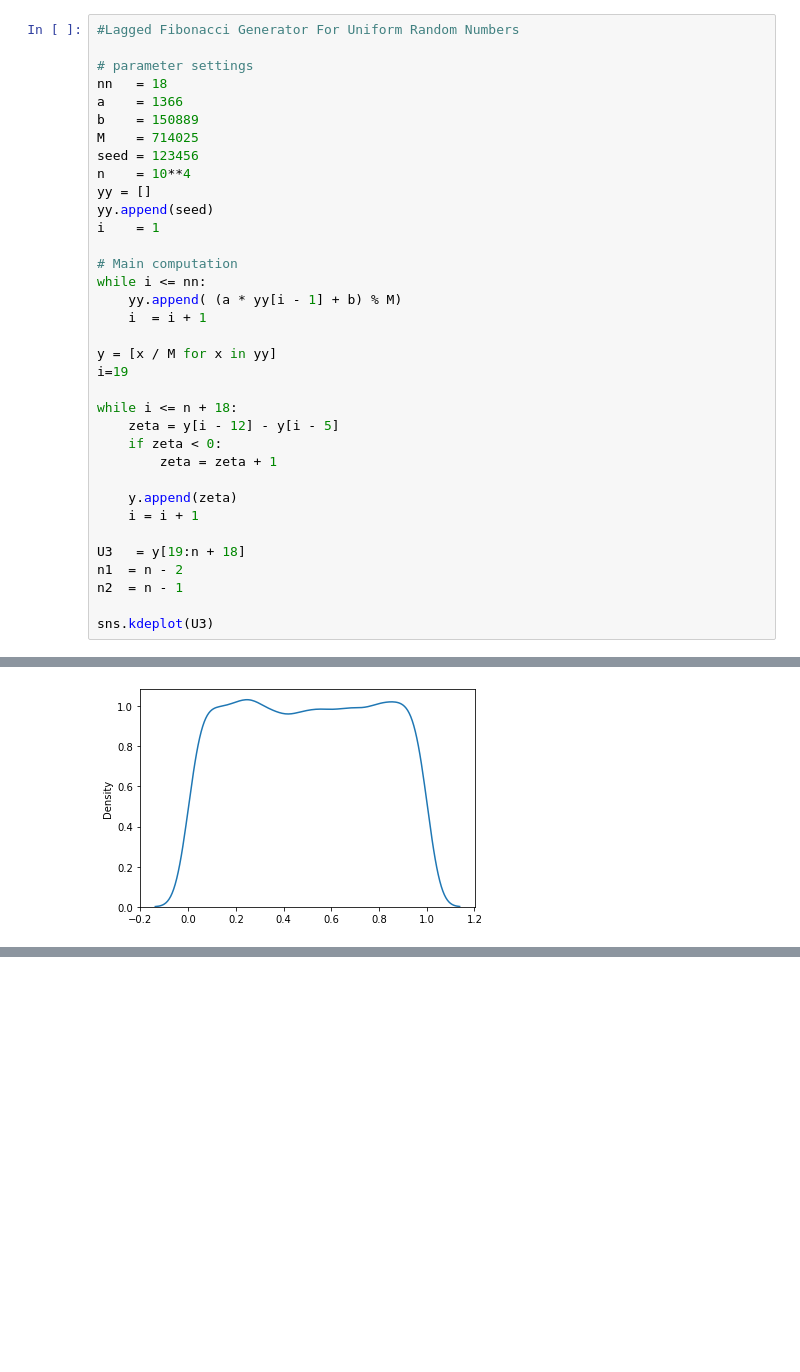
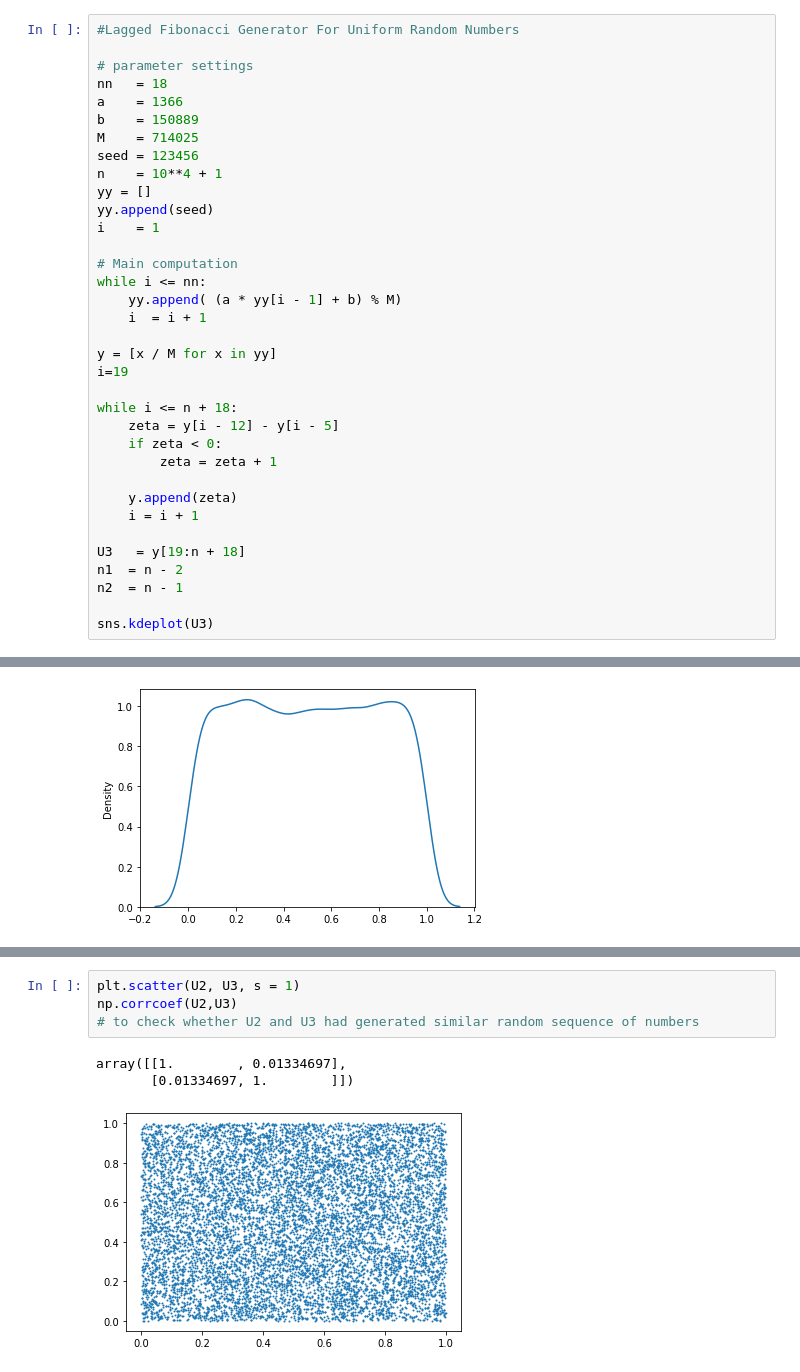
Before and after one commit to Rupesh0Poudel/Numerical_Introductory_Seminar, a Jupyter notebook: Random_Numbers.ipynb, the cells around one changed output, grey strips where cells are left out. Cells and saved outputs as stored; diff of their text form; blank space fills up the shorter version.

```diff
--- a/Random_Numbers.ipynb
+++ b/Random_Numbers.ipynb
@@ -131,7 +131,7 @@ a    = 1366
 b    = 150889
 M    = 714025
 seed = 123456
-n    = 10**4
+n    = 10**4 + 1
 yy = []
 yy.append(seed)
 i    = 1
@@ -187,0 +190,8 @@ array([0.85178066, 0.48096199, 0.73641172, 0.36712548, 0.39245466,
+# %%
+plt.scatter(U2, U3, s = 1)
+np.corrcoef(U2,U3)
+# to check whether U2 and U3 had generated similar random sequence of numbers
+# %% [output]
+array([[1.        , 0.01334697],
+       [0.01334697, 1.        ]])
+[figure, added]
```
Also changed, not shown: parts of 17 cells of this notebook.
